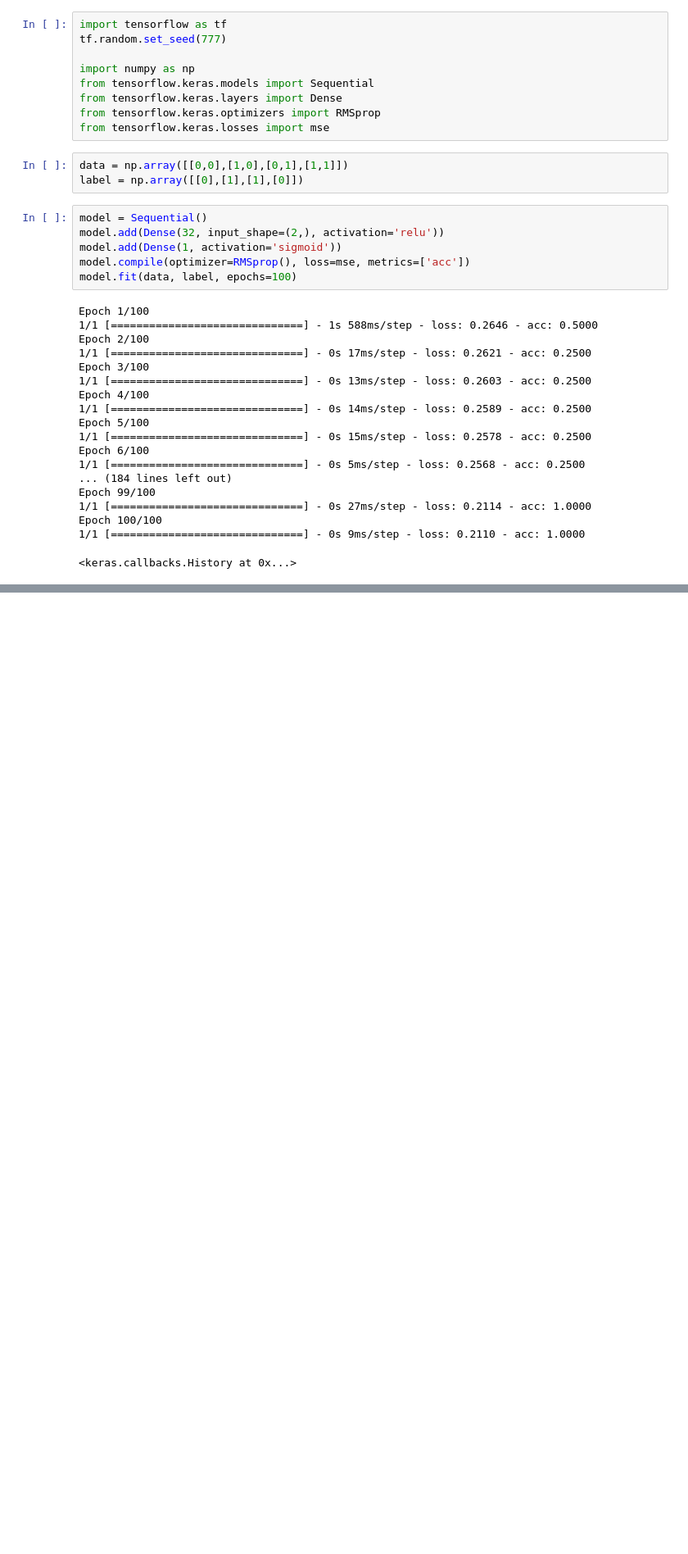
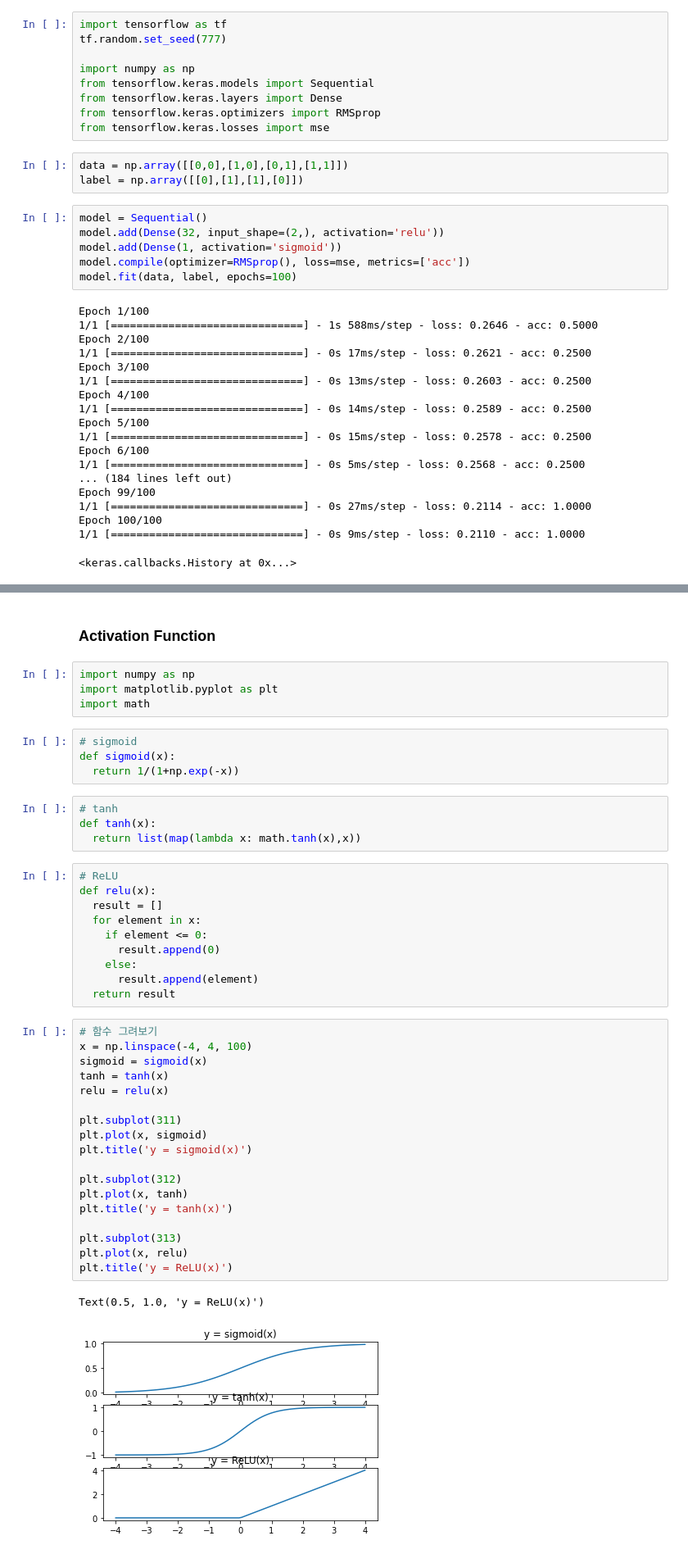
Before and after one commit to sonzwon/TIL_DL, a Jupyter notebook: perceptron.ipynb, the cells around one changed output, grey strips where cells are left out. Shown: that part at 82% size. Cells and saved outputs as stored; diff of their text form; blank space fills up the shorter version.

```diff
--- a/perceptron.ipynb
+++ b/perceptron.ipynb
@@ -142,0 +123,45 @@ model.get_weights()
+# %% [markdown]
+### Activation Function
+# %%
+import numpy as np
+import matplotlib.pyplot as plt
+import math
+# %%
+# sigmoid
+def sigmoid(x):
+  return 1/(1+np.exp(-x))
+# %%
+# tanh
+def tanh(x):
+  return list(map(lambda x: math.tanh(x),x))
+# %%
+# ReLU
+def relu(x):
+  result = []
+  for element in x:
+    if element <= 0:
+      result.append(0)
+    else:
+      result.append(element)
+  return result
+# %%
+# 함수 그려보기
+x = np.linspace(-4, 4, 100)
+sigmoid = sigmoid(x)
+tanh = tanh(x)
+relu = relu(x)
+
+plt.subplot(311)
+plt.plot(x, sigmoid)
+plt.title('y = sigmoid(x)')
+
+plt.subplot(312)
+plt.plot(x, tanh)
+plt.title('y = tanh(x)')
+
+plt.subplot(313)
+plt.plot(x, relu)
+plt.title('y = ReLU(x)')
+# %% [output]
+Text(0.5, 1.0, 'y = ReLU(x)')
+[figure, added]
```
Also changed, not shown: parts of 7 cells of this notebook.
